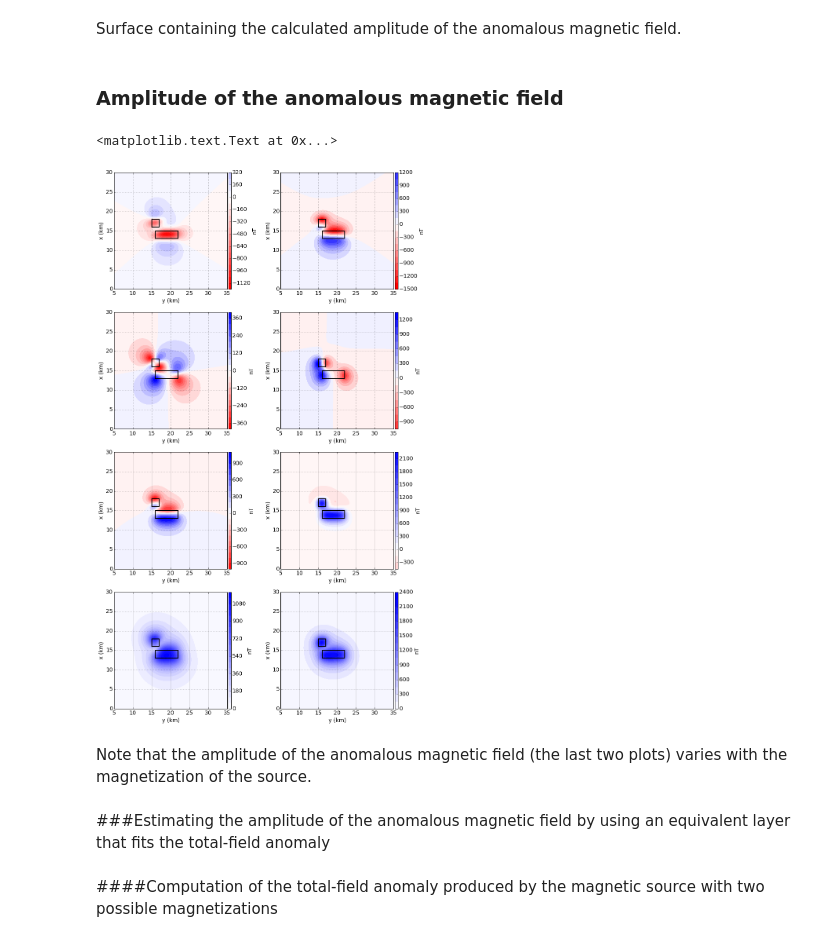
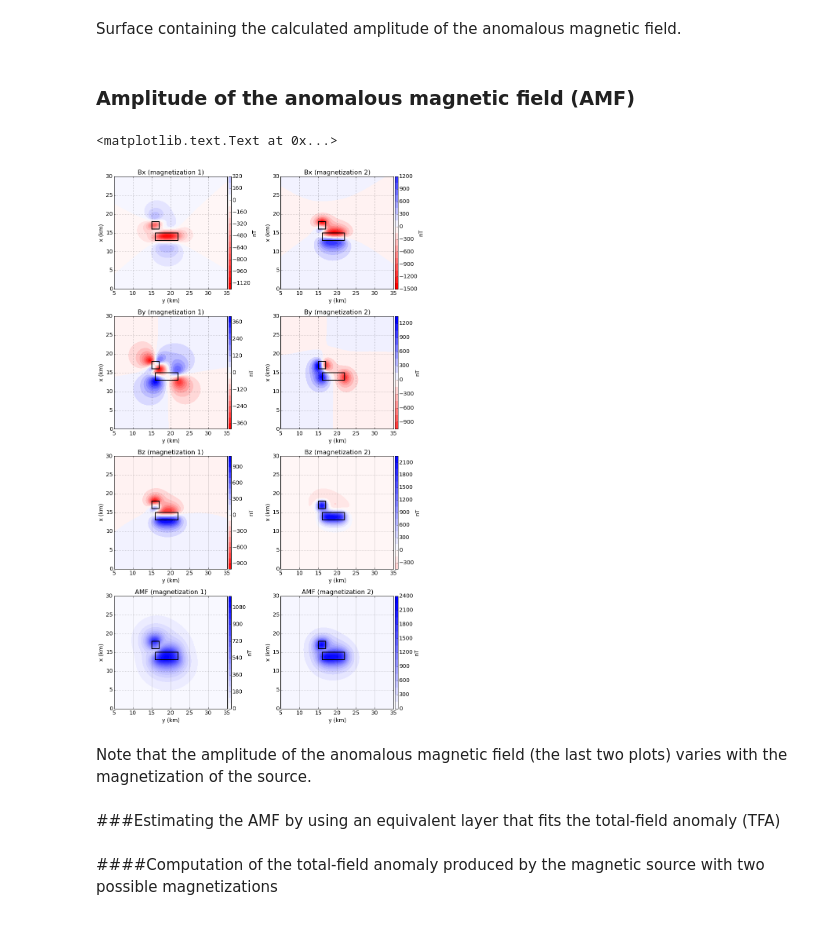
Before and after one commit to mtoqeerpk/Magnetic-amplitude, a Jupyter notebook: notebooks/magnetic_amplitude.ipynb, the cells around one changed output. Cells and saved outputs as stored; diff of their text form; code cells hidden in the pictures.

```diff
--- a/notebooks/magnetic_amplitude.ipynb
+++ b/notebooks/magnetic_amplitude.ipynb
@@ -135,23 +136,26 @@ mpl.ylabel('x (km)')
 # %% [markdown]
 Surface containing the calculated amplitude of the anomalous magnetic field.
 # %% [markdown]
-### Amplitude of the anomalous magnetic field
+### Amplitude of the anomalous magnetic field (AMF)
 # %%
 Bx = [] # x component of the magnetic induction
 By = [] # y component of the magnetic induction
 Bz = [] # z component of the magnetic induction
-Amp = [] # amplitude of the anomalous magnetic field
+AMF = [] # amplitude of the anomalous magnetic field
 for i in range(len(ms)):
     Bx.append(prism.bx(xp,yp,zp,models[i]))
     By.append(prism.by(xp,yp,zp,models[i]))
     Bz.append(prism.bz(xp,yp,zp,models[i]))
-    Amp.append(np.sqrt(Bx[i]**2 + By[i]**2 + Bz[i]**2))
+    AMF.append(np.sqrt(Bx[i]**2 + By[i]**2 + Bz[i]**2))
 # %%
+titlesize=16
+
 mpl.figure(figsize=(12, 20), tight_layout=True)
 mpl.axis('scaled')
 
 mpl.subplot(4,2,1)
 ranges = np.abs([Bx[0].max(), Bx[0].min()]).max()
+mpl.title('Bx (magnetization 1)', fontsize=titlesize)
 mpl.contourf(yp, xp, Bx[0], shape, 20, cmap=mpl.cm.bwr_r,
             vmin=-ranges, vmax=ranges)
 mpl.colorbar(pad=0.01, aspect=40, shrink=1.0).set_label('nT')
@@ -164,6 +168,7 @@ mpl.ylabel('x (km)')
 
 mpl.subplot(4,2,2)
 ranges = np.abs([Bx[1].max(), Bx[1].min()]).max()
+mpl.title('Bx (magnetization 2)', fontsize=titlesize)
 mpl.contourf(yp, xp, Bx[1], shape, 20, cmap=mpl.cm.bwr_r,
             vmin=-ranges, vmax=ranges)
 mpl.colorbar(pad=0.01, aspect=40, shrink=1.0).set_label('nT')
@@ -176,6 +181,7 @@ mpl.ylabel('x (km)')
 
 mpl.subplot(4,2,3)
 ranges = np.abs([By[0].max(), By[0].min()]).max()
+mpl.title('By (magnetization 1)', fontsize=titlesize)
 mpl.contourf(yp, xp, By[0], shape, 20, cmap=mpl.cm.bwr_r,
             vmin=-ranges, vmax=ranges)
 mpl.colorbar(pad=0.01, aspect=40, shrink=1.0).set_label('nT')
@@ -188,6 +194,7 @@ mpl.ylabel('x (km)')
 
 mpl.subplot(4,2,4)
 ranges = np.abs([By[1].max(), By[1].min()]).max()
+mpl.title('By (magnetization 2)', fontsize=titlesize)
 mpl.contourf(yp, xp, By[1], shape, 20, cmap=mpl.cm.bwr_r,
             vmin=-ranges, vmax=ranges)
 mpl.colorbar(pad=0.01, aspect=40, shrink=1.0).set_label('nT')
@@ -200,6 +207,7 @@ mpl.ylabel('x (km)')
 
 mpl.subplot(4,2,5)
 ranges = np.abs([Bz[0].max(), Bz[0].min()]).max()
+mpl.title('Bz (magnetization 1)', fontsize=titlesize)
 mpl.contourf(yp, xp, Bz[0], shape, 20, cmap=mpl.cm.bwr_r,
             vmin=-ranges, vmax=ranges)
 mpl.colorbar(pad=0.01, aspect=40, shrink=1.0).set_label('nT')
@@ -212,46 +220,49 @@ mpl.ylabel('x (km)')
 
 mpl.subplot(4,2,6)
 ranges = np.abs([Bz[1].max(), Bz[1].min()]).max()
+mpl.title('Bz (magnetization 2)', fontsize=titlesize)
 mpl.contourf(yp, xp, Bz[1], shape, 20, cmap=mpl.cm.bwr_r,
             vmin=-ranges, vmax=ranges)
 mpl.colorbar(pad=0.01, aspect=40, shrink=1.0).set_label('nT')
 for i, sq in enumerate(model_projection):
     mpl.square(sq, linewidth=2.0, xy2ne=True)
 mpl.m2km()
 mpl.grid()
 mpl.xlabel('y (km)')
 mpl.ylabel('x (km)')
 
 mpl.subplot(4,2,7)
-ranges = np.abs([Amp[0].max(), Amp[0].min()]).max()
-mpl.contourf(yp, xp, Amp[0], shape, 20, cmap=mpl.cm.bwr_r,
+ranges = np.abs([AMF[0].max(), AMF[0].min()]).max()
+mpl.title('AMF (magnetization 1)', fontsize=titlesize)
+mpl.contourf(yp, xp, AMF[0], shape, 20, cmap=mpl.cm.bwr_r,
             vmin=-ranges, vmax=ranges)
 mpl.colorbar(pad=0.01, aspect=40, shrink=1.0).set_label('nT')
 for i, sq in enumerate(model_projection):
     mpl.square(sq, linewidth=2.0, xy2ne=True)
 mpl.m2km()
 mpl.grid()
 mpl.xlabel('y (km)')
 mpl.ylabel('x (km)')
 
 mpl.subplot(4,2,8)
-ranges = np.abs([Amp[1].max(), Amp[1].min()]).max()
-mpl.contourf(yp, xp, Amp[1], shape, 20, cmap=mpl.cm.bwr_r,
+ranges = np.abs([AMF[1].max(), AMF[1].min()]).max()
+mpl.title('AMF (magnetization 2)', fontsize=titlesize)
+mpl.contourf(yp, xp, AMF[1], shape, 20, cmap=mpl.cm.bwr_r,
             vmin=-ranges, vmax=ranges)
 mpl.colorbar(pad=0.01, aspect=40, shrink=1.0).set_label('nT')
 for i, sq in enumerate(model_projection):
     mpl.square(sq, linewidth=2.0, xy2ne=True)
 mpl.m2km()
 mpl.grid()
 mpl.xlabel('y (km)')
 mpl.ylabel('x (km)')
 # %% [output]
 <matplotlib.text.Text at 0x...>
-[figure, old version]
+[figure, new version]
 # %% [markdown]
 Note that the amplitude of the anomalous magnetic field (the last two plots) varies with the magnetization of the source.
 # %% [markdown]
-###Estimating the amplitude of the anomalous magnetic field by using an equivalent layer that fits the total-field anomaly
+###Estimating the AMF by using an equivalent layer that fits the total-field anomaly (TFA)
 # %% [markdown]
 ####Computation of the total-field anomaly produced by the magnetic source with two possible magnetizations
 # %%
```
Also changed, not shown: parts of 16 cells of this notebook, 1 other file.
